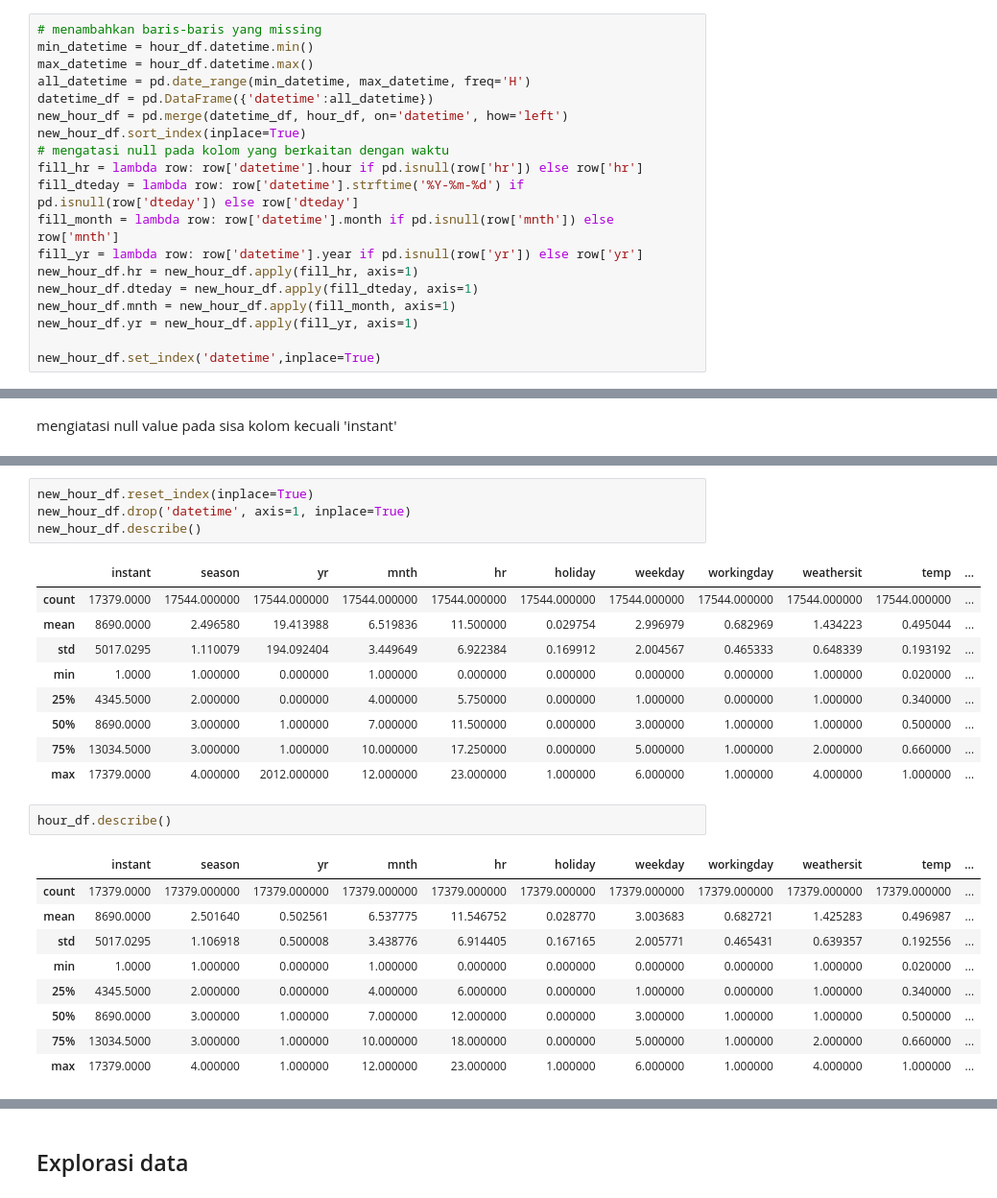
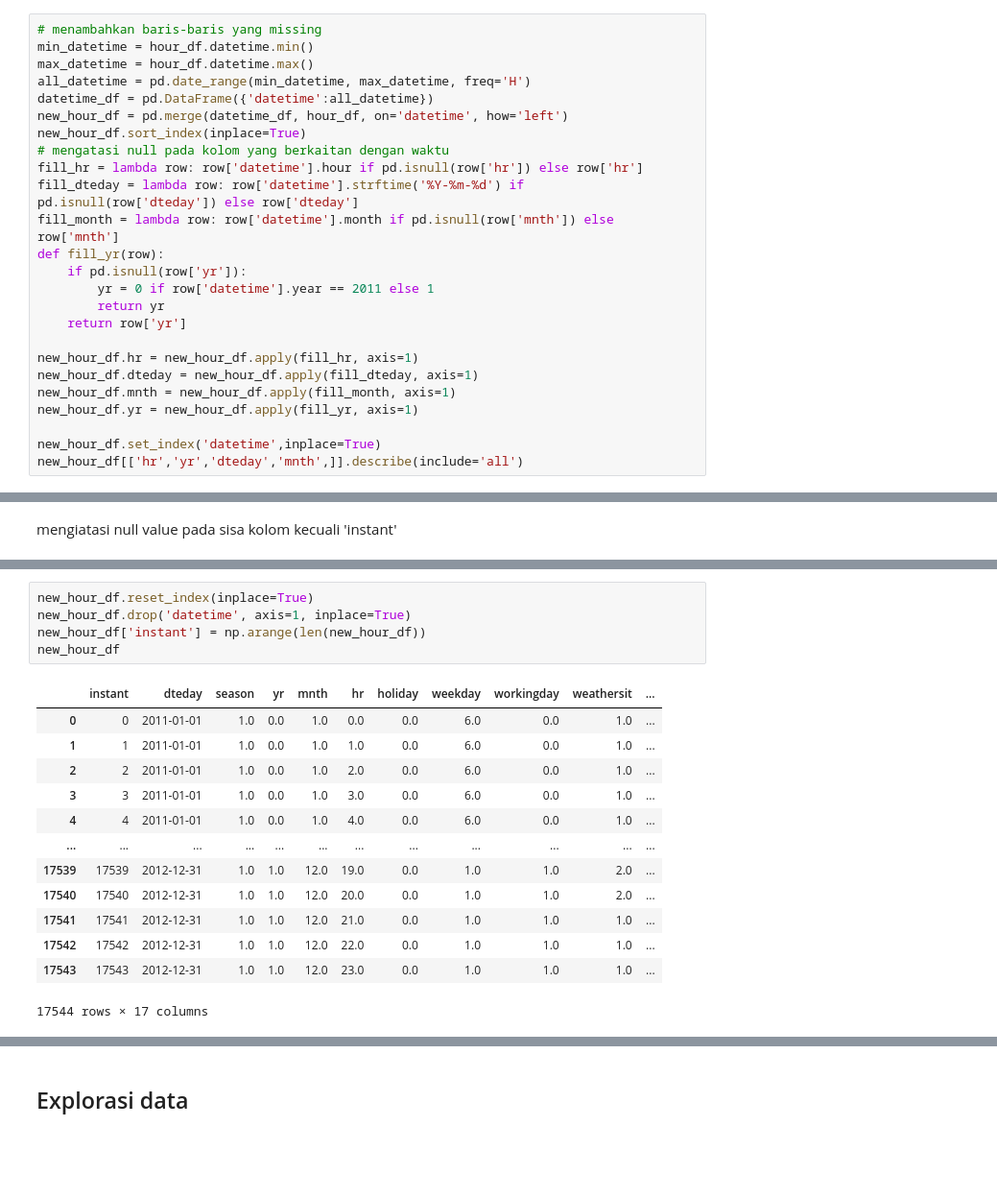
Before and after one commit to yunama47/dashboard-app, a Jupyter notebook: bike-sharing-analysis.ipynb, the cells around one changed output, grey strips where cells are left out. Shown at 96% size. Cells and saved outputs as stored; diff of their text form; blank space fills up the shorter version.

```diff
--- a/bike-sharing-analysis.ipynb
+++ b/bike-sharing-analysis.ipynb
@@ -239,10 +243,16 @@ new_hour_df.sort_index(inplace=True)
 fill_hr = lambda row: row['datetime'].hour if pd.isnull(row['hr']) else row['hr']
 fill_dteday = lambda row: row['datetime'].strftime('%Y-%m-%d') if pd.isnull(row['dteday']) else row['dteday']
 fill_month = lambda row: row['datetime'].month if pd.isnull(row['mnth']) else row['mnth']
-fill_yr = lambda row: row['datetime'].year if pd.isnull(row['yr']) else row['yr']
+def fill_yr(row):
+    if pd.isnull(row['yr']):
+        yr = 0 if row['datetime'].year == 2011 else 1
+        return yr
+    return row['yr']
+
 new_hour_df.hr = new_hour_df.apply(fill_hr, axis=1)
 new_hour_df.dteday = new_hour_df.apply(fill_dteday, axis=1)
 new_hour_df.mnth = new_hour_df.apply(fill_month, axis=1)
 new_hour_df.yr = new_hour_df.apply(fill_yr, axis=1)
 
 new_hour_df.set_index('datetime',inplace=True)
+new_hour_df[['hr','yr','dteday','mnth',]].describe(include='all')
@@ -288,26 +333,19 @@ dtype: int64
 # %%
 new_hour_df.reset_index(inplace=True)
 new_hour_df.drop('datetime', axis=1, inplace=True)
-new_hour_df.describe()
+new_hour_df['instant'] = np.arange(len(new_hour_df))
+new_hour_df
 # %% [output]
-|  | instant | season | yr | mnth | hr | holiday | weekday | workingday | weathersit | temp | ... |
-| count | 17379.0000 | 17544.000000 | 17544.000000 | 17544.000000 | 17544.000000 | 17544.000000 | 17544.000000 | 17544.000000 | 17544.000000 | 17544.000000 | ... |
-| mean | 8690.0000 | 2.496580 | 19.413988 | 6.519836 | 11.500000 | 0.029754 | 2.996979 | 0.682969 | 1.434223 | 0.495044 | ... |
-| std | 5017.0295 | 1.110079 | 194.092404 | 3.449649 | 6.922384 | 0.169912 | 2.004567 | 0.465333 | 0.648339 | 0.193192 | ... |
-| min | 1.0000 | 1.000000 | 0.000000 | 1.000000 | 0.000000 | 0.000000 | 0.000000 | 0.000000 | 1.000000 | 0.020000 | ... |
-| 25% | 4345.5000 | 2.000000 | 0.000000 | 4.000000 | 5.750000 | 0.000000 | 1.000000 | 0.000000 | 1.000000 | 0.340000 | ... |
-| 50% | 8690.0000 | 3.000000 | 1.000000 | 7.000000 | 11.500000 | 0.000000 | 3.000000 | 1.000000 | 1.000000 | 0.500000 | ... |
-| 75% | 13034.5000 | 3.000000 | 1.000000 | 10.000000 | 17.250000 | 0.000000 | 5.000000 | 1.000000 | 2.000000 | 0.660000 | ... |
-| max | 17379.0000 | 4.000000 | 2012.000000 | 12.000000 | 23.000000 | 1.000000 | 6.000000 | 1.000000 | 4.000000 | 1.000000 | ... |
+|  | instant | dteday | season | yr | mnth | hr | holiday | weekday | workingday | weathersit | ... |
+| 0 | 0 | 2011-01-01 | 1.0 | 0.0 | 1.0 | 0.0 | 0.0 | 6.0 | 0.0 | 1.0 | ... |
+| 1 | 1 | 2011-01-01 | 1.0 | 0.0 | 1.0 | 1.0 | 0.0 | 6.0 | 0.0 | 1.0 | ... |
+| 2 | 2 | 2011-01-01 | 1.0 | 0.0 | 1.0 | 2.0 | 0.0 | 6.0 | 0.0 | 1.0 | ... |
+| 3 | 3 | 2011-01-01 | 1.0 | 0.0 | 1.0 | 3.0 | 0.0 | 6.0 | 0.0 | 1.0 | ... |
+| 4 | 4 | 2011-01-01 | 1.0 | 0.0 | 1.0 | 4.0 | 0.0 | 6.0 | 0.0 | 1.0 | ... |
+| ... | ... | ... | ... | ... | ... | ... | ... | ... | ... | ... | ... |
+| 17539 | 17539 | 2012-12-31 | 1.0 | 1.0 | 12.0 | 19.0 | 0.0 | 1.0 | 1.0 | 2.0 | ... |
+| 17540 | 17540 | 2012-12-31 | 1.0 | 1.0 | 12.0 | 20.0 | 0.0 | 1.0 | 1.0 | 2.0 | ... |
+| 17541 | 17541 | 2012-12-31 | 1.0 | 1.0 | 12.0 | 21.0 | 0.0 | 1.0 | 1.0 | 1.0 | ... |
+| 17542 | 17542 | 2012-12-31 | 1.0 | 1.0 | 12.0 | 22.0 | 0.0 | 1.0 | 1.0 | 1.0 | ... |
+| 17543 | 17543 | 2012-12-31 | 1.0 | 1.0 | 12.0 | 23.0 | 0.0 | 1.0 | 1.0 | 1.0 | ... |
+17544 rows × 17 columns
-# %%
-hour_df.describe()
-# %% [output]
-|  | instant | season | yr | mnth | hr | holiday | weekday | workingday | weathersit | temp | ... |
-| count | 17379.0000 | 17379.000000 | 17379.000000 | 17379.000000 | 17379.000000 | 17379.000000 | 17379.000000 | 17379.000000 | 17379.000000 | 17379.000000 | ... |
-| mean | 8690.0000 | 2.501640 | 0.502561 | 6.537775 | 11.546752 | 0.028770 | 3.003683 | 0.682721 | 1.425283 | 0.496987 | ... |
-| std | 5017.0295 | 1.106918 | 0.500008 | 3.438776 | 6.914405 | 0.167165 | 2.005771 | 0.465431 | 0.639357 | 0.192556 | ... |
-| min | 1.0000 | 1.000000 | 0.000000 | 1.000000 | 0.000000 | 0.000000 | 0.000000 | 0.000000 | 1.000000 | 0.020000 | ... |
-| 25% | 4345.5000 | 2.000000 | 0.000000 | 4.000000 | 6.000000 | 0.000000 | 1.000000 | 0.000000 | 1.000000 | 0.340000 | ... |
-| 50% | 8690.0000 | 3.000000 | 1.000000 | 7.000000 | 12.000000 | 0.000000 | 3.000000 | 1.000000 | 1.000000 | 0.500000 | ... |
-| 75% | 13034.5000 | 3.000000 | 1.000000 | 10.000000 | 18.000000 | 0.000000 | 5.000000 | 1.000000 | 2.000000 | 0.660000 | ... |
-| max | 17379.0000 | 4.000000 | 1.000000 | 12.000000 | 23.000000 | 1.000000 | 6.000000 | 1.000000 | 4.000000 | 1.000000 | ... |
```
Also changed, not shown: parts of 16 cells of this notebook.
